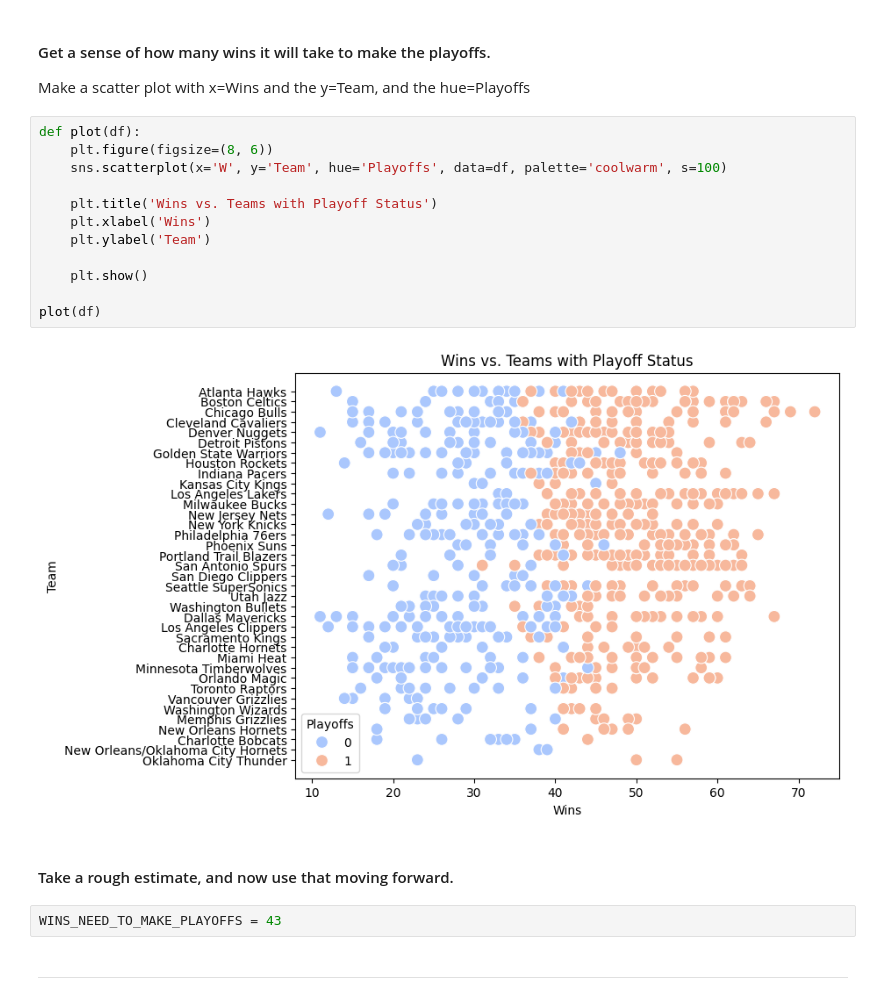
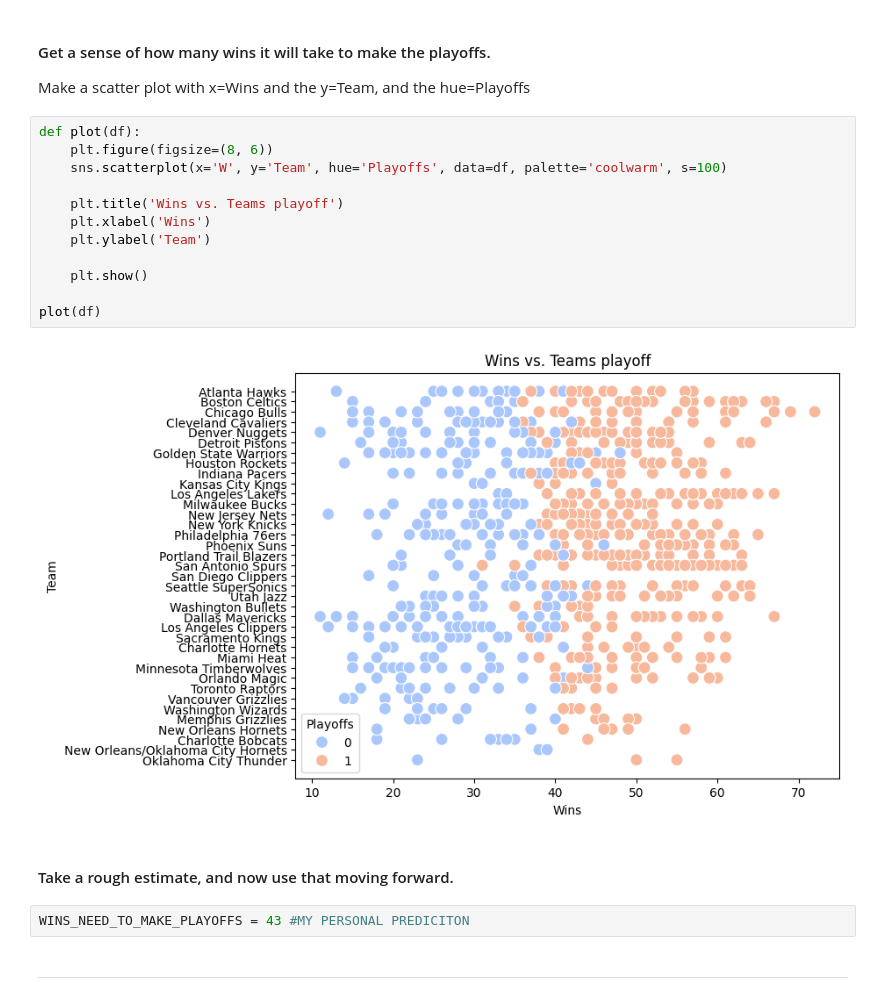
Before and after one commit to Mesa112/2024-DS-Tue, a Jupyter notebook: Week-07-Regression/Exercise-EM.ipynb, the cells around one changed output. Drawn from its saved outputs; the diff is of its cells as text.

```diff
--- a/Week-07-Regression/Exercise-EM.ipynb
+++ b/Week-07-Regression/Exercise-EM.ipynb
@@ -187,21 +185,21 @@ Make a scatter plot with x=Wins and the y=Team, and the hue=Playoffs
 # %%
 def plot(df):
     plt.figure(figsize=(8, 6))
     sns.scatterplot(x='W', y='Team', hue='Playoffs', data=df, palette='coolwarm', s=100)
 
-    plt.title('Wins vs. Teams with Playoff Status')
+    plt.title('Wins vs. Teams playoff')
     plt.xlabel('Wins')
     plt.ylabel('Team')
 
     plt.show()
 
 plot(df)
 # %% [output]
-[figure, old version]
+[figure, new version]
 # %% [markdown]
 #### Take a rough estimate, and now use that moving forward.
 # %%
-WINS_NEED_TO_MAKE_PLAYOFFS = 43
+WINS_NEED_TO_MAKE_PLAYOFFS = 43 #MY PERSONAL PREDICITON
 # %% [markdown]
 ---
 # %% [markdown]
```
Also changed, not shown: parts of 2 cells of this notebook.
